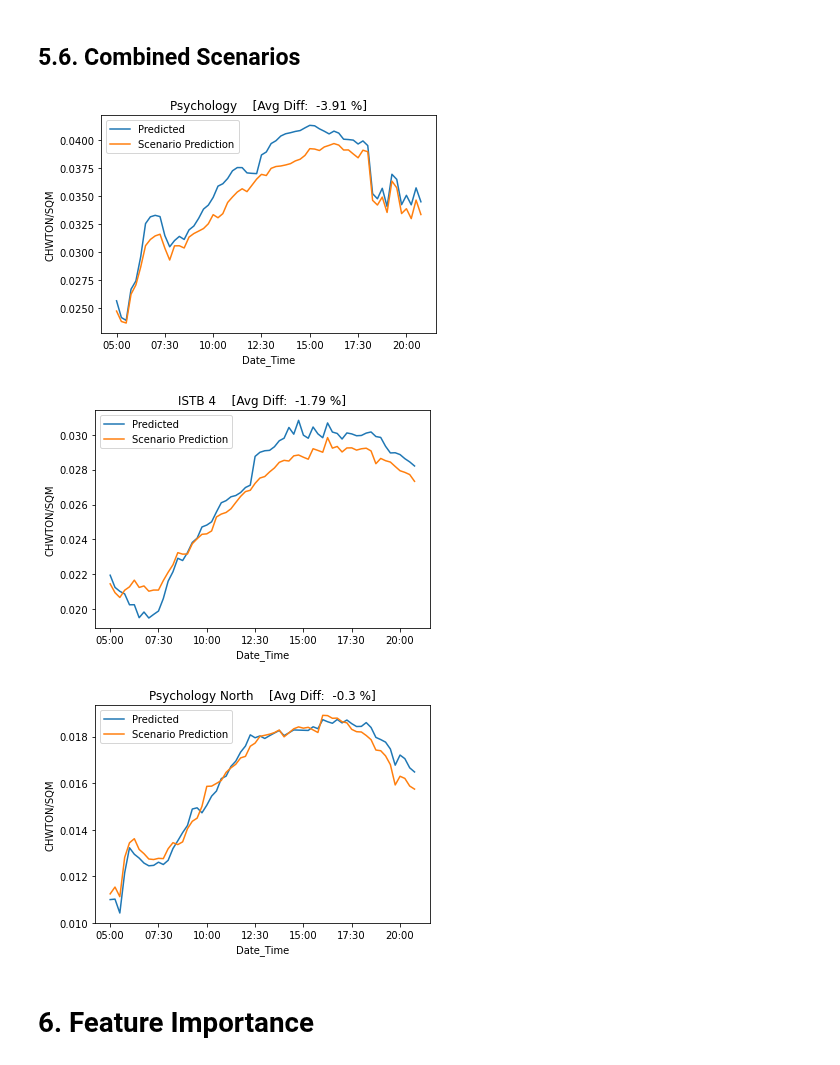
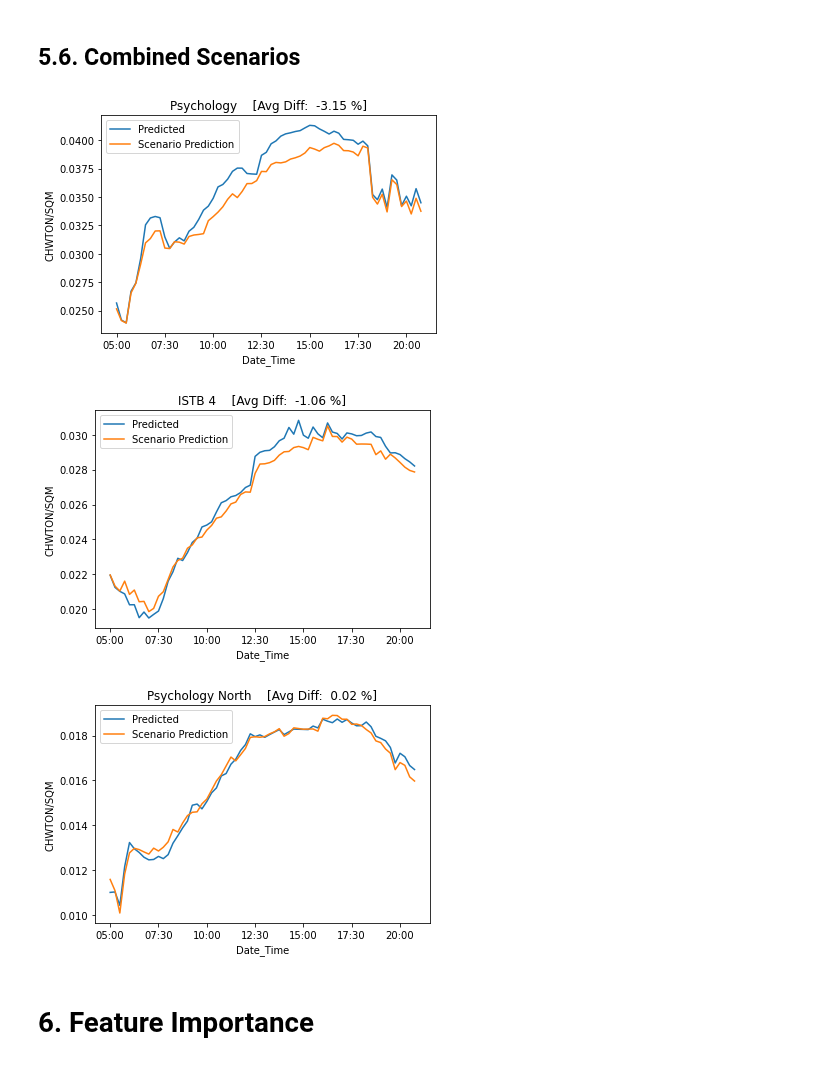
Before and after one commit to freecode23/microclimate-effects, a Jupyter notebook: microclimate_model/Model9_catboost.ipynb, the cells around one changed output. Drawn from its saved outputs; the diff is of its cells as text; code cells hidden in the pictures.

Commit message:
fix prediction scenario plot

```diff
--- a/microclimate_model/Model9_catboost.ipynb
+++ b/microclimate_model/Model9_catboost.ipynb
@@ -248,0 +231,28 @@ class Scenario():
+# %%
+# 1. Load data for cb
+data_drop = FourModels.Data(TRAIN_PATH, TEST_PATH, isDropISTB=True)
+X_train_val, y_train_val = data_drop.get_xy_trainval()
+X_test, y_test= data_drop.get_xy_test()
+
+# 2. Load data rf_ali
+data_not_drop = FourModels.Data(TRAIN_PATH, TEST_PATH, isDropISTB=False)
+X_train_val_rf, y_train_val_rf = data_not_drop.get_xy_trainval()
+X_test_rf, y_test_rf= data_not_drop.get_xy_test()
+
+
+# 1. Load model cb_best
+MODEL_PATH = 'cb_best.sav'
+
+cb_name = "cb_best"
+cb_best = pickle.load(open(MODEL_PATH, 'rb'))
+
+# Confirm cb model
+tt = FourModels.TrainTest(X_train_val, y_train_val, X_test, y_test)
+tt.train_and_store_score(cb_best, cb_name)
+tt.test_and_store_score(cb_best, cb_name)
+scores_df = tt.get_scores_df()
+print(scores_df)
+
+# 2. Load rf_ali
+rf_name = "rf_ali"
+rf_ali = pickle.load(open(MODEL_RF_PATH, 'rb'))
@@ -279,0 +308,10 @@ plt_obj.plot(y_pred, y_temp_pred,
+# %%
+# scenario = Scenario(X_test_rf, rf_ali)
+scenario = Scenario(X_test, cb_best)
+
+y_temp_pred = scenario.get_scenario_prediction("Air Temp")
+plt_obj.plot(y_pred, y_temp_pred,
+             scene_name="AirTemp",
+             output_path = OUTPUT_PATH,
+             is_scenario = True,
+             is_save=True)
@@ -322,16 +364,16 @@ shade scenario
 # %% [markdown]
 ## 5.6. Combined Scenarios
 # %%
-y_combined_pred = scenario_cb.get_scenario_prediction("combined")
+y_combined_pred = scenario.get_scenario_prediction("combined")
 plt_obj.plot(y_pred, y_combined_pred,
              scene_name="combined",
              output_path = OUTPUT_PATH,
              is_scenario = True,
              is_save=True)
 # %% [output]
-[figure, old version]
+[figure, new version]
-[figure, old version]
+[figure, new version]
-[figure, old version]
+[figure, new version]
 # %% [markdown]
 # 6. Feature Importance
 # %%
```
Also changed, not shown: parts of 20 cells of this notebook, 7 other files.
